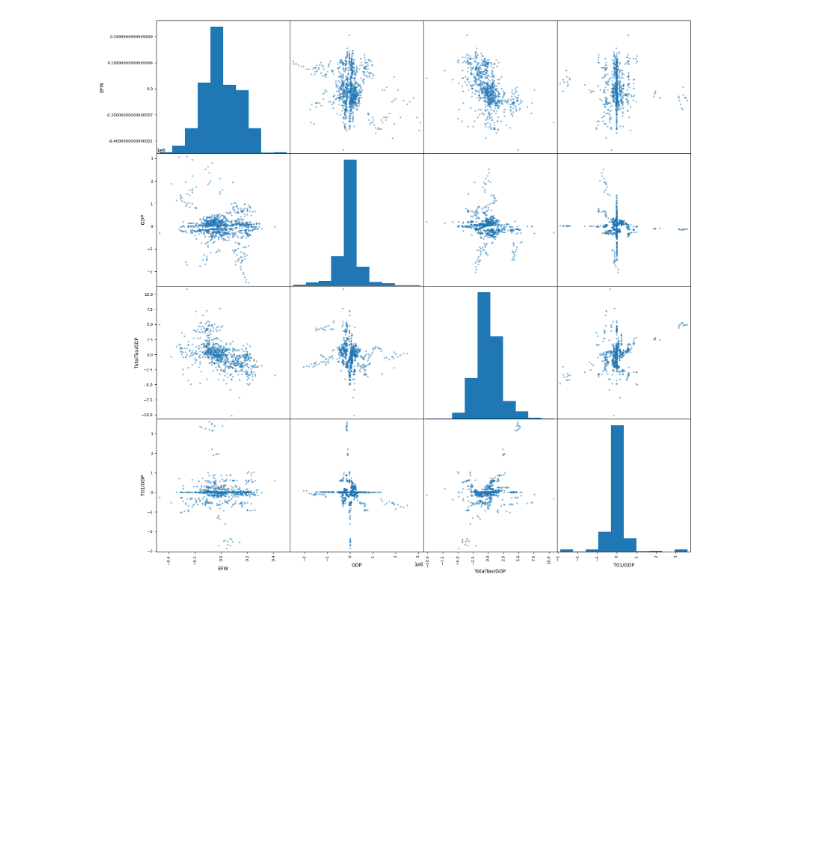
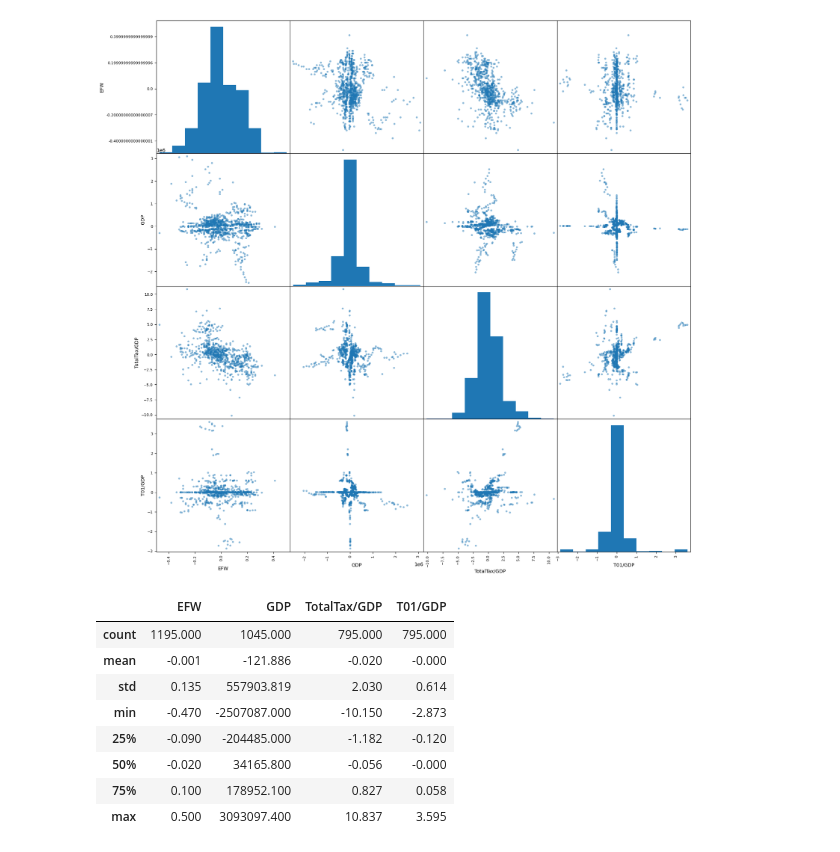
Before and after one commit to jlcatonjr/Learn-Python-for-Stats-and-Econ, a Jupyter notebook: Projects/EFWNorthAmerica/State Tax Data.ipynb, the cells around one changed output. Cells and saved outputs as stored; diff of their text form; code cells hidden in the pictures; blank space fills up the shorter version.

```diff
--- a/Projects/EFWNorthAmerica/State Tax Data.ipynb
+++ b/Projects/EFWNorthAmerica/State Tax Data.ipynb
@@ -248,21 +233,14 @@ panel[["EFW","GDP","TotalTax/GDP","T01/GDP"]].corr()
 | T01/GDP | -0.021692 | -0.159454 | 0.327658 | 1.000000 |
 [figure]
 # %%
-# tax_dfs = {}
-# for i in range(2018,2021):
-#     key = str(i)#[-2:]
-#     try:
-#         try:
-#     #         url = "https://www2.census.gov/govs/statetax/" +key + "staxcd.txt"
-#             url = "https://www2.census.gov/programs-surveys/stc/tables/" + key + "/FY" + key + "-STC-Category-Table.xlsx"
-#             tax_dfs[key] = pd.read_excel(url, header = [4], index_col = [0]).iloc[:-2]#, index_col = [0])
-#         except:
-#             print("failed to download " + url)
-#     except:
-#         print("failed to download " + url)
-# for state, col in tax_dfs[key].items():
-#     try:
-#         tax_dfs[key][state] = col.str.replace("X", "0").astype(float)
-#     except:
-#         pass
-# tax_dfs[key]
+panel[["EFW","GDP","TotalTax/GDP","T01/GDP"]].diff(5).describe().round(3)
+# %% [output]
+|  | EFW | GDP | TotalTax/GDP | T01/GDP |
+| count | 1195.000 | 1045.000 | 795.000 | 795.000 |
+| mean | -0.001 | -121.886 | -0.020 | -0.000 |
+| std | 0.135 | 557903.819 | 2.030 | 0.614 |
+| min | -0.470 | -2507087.000 | -10.150 | -2.873 |
+| 25% | -0.090 | -204485.000 | -1.182 | -0.120 |
+| 50% | -0.020 | 34165.800 | -0.056 | -0.000 |
+| 75% | 0.100 | 178952.100 | 0.827 | 0.058 |
+| max | 0.500 | 3093097.400 | 10.837 | 3.595 |
```
Also changed, not shown: parts of 2 cells of this notebook, 1 other file.
